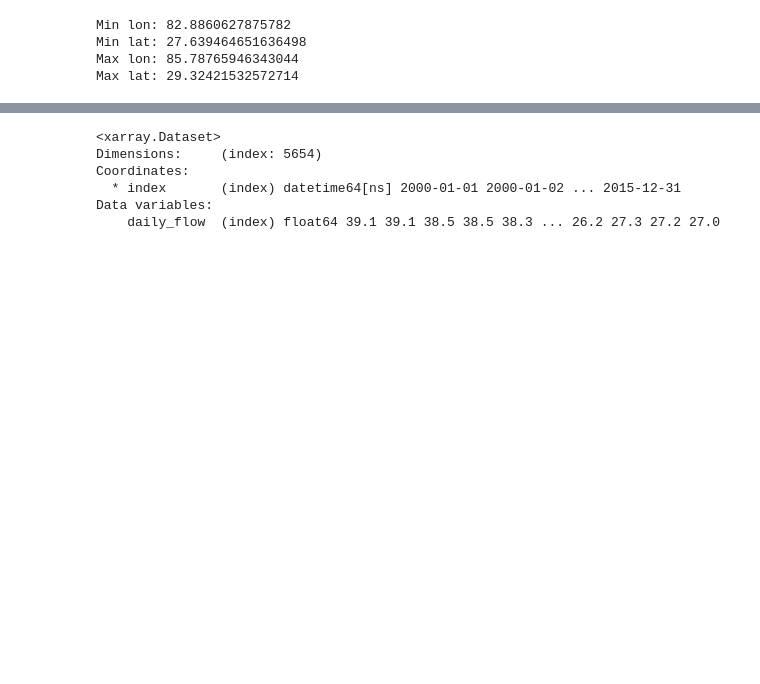
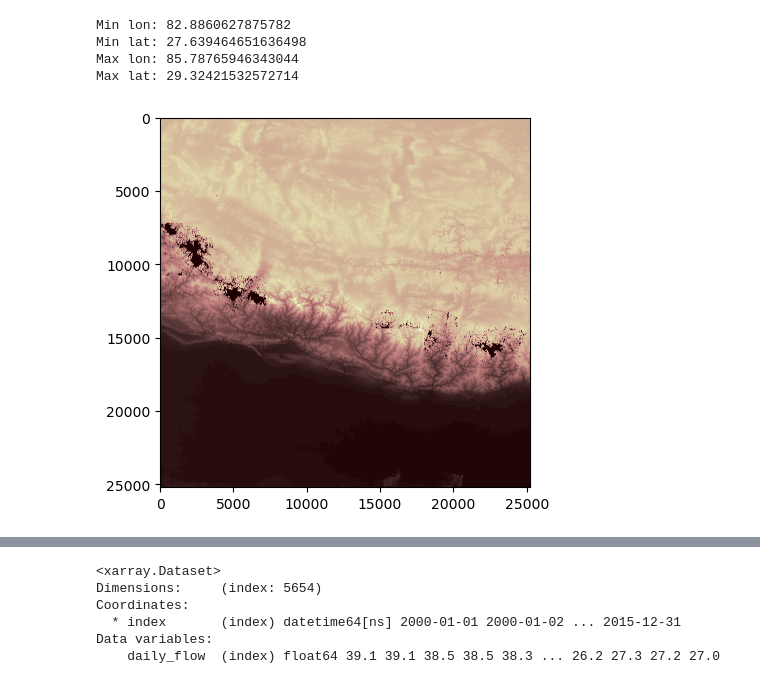
Before and after one commit to jacobqs/MST-Himalaya, a Jupyter notebook: notebooks/shyft_input.ipynb, the cells around one changed output, grey strips where cells are left out. Drawn from its saved outputs; the diff is of its cells as text; code cells hidden in the pictures; blank space fills up the shorter version.

```diff
--- a/notebooks/shyft_input.ipynb
+++ b/notebooks/shyft_input.ipynb
@@ -188,3 +188,9 @@ coord_list = [(x,y) for x,y in zip(gdf['geometry'].x , gdf['geometry'].y)]
 ## Opening this merged DEM
 
 dem_dataset = rasterio.open('/Users/jacobqs/Documents/MST Himalaya/qgis/DEM/merged_DEM_central_himalaya.tif')
+# %%
+import matplotlib.pylab as plt
+plt.imshow(dem_dataset.read(1), cmap='pink')
+plt.show()
+# %% [output]
+[figure, added]
```
Also changed, not shown: parts of 1 cell of this notebook, 33 other files.
